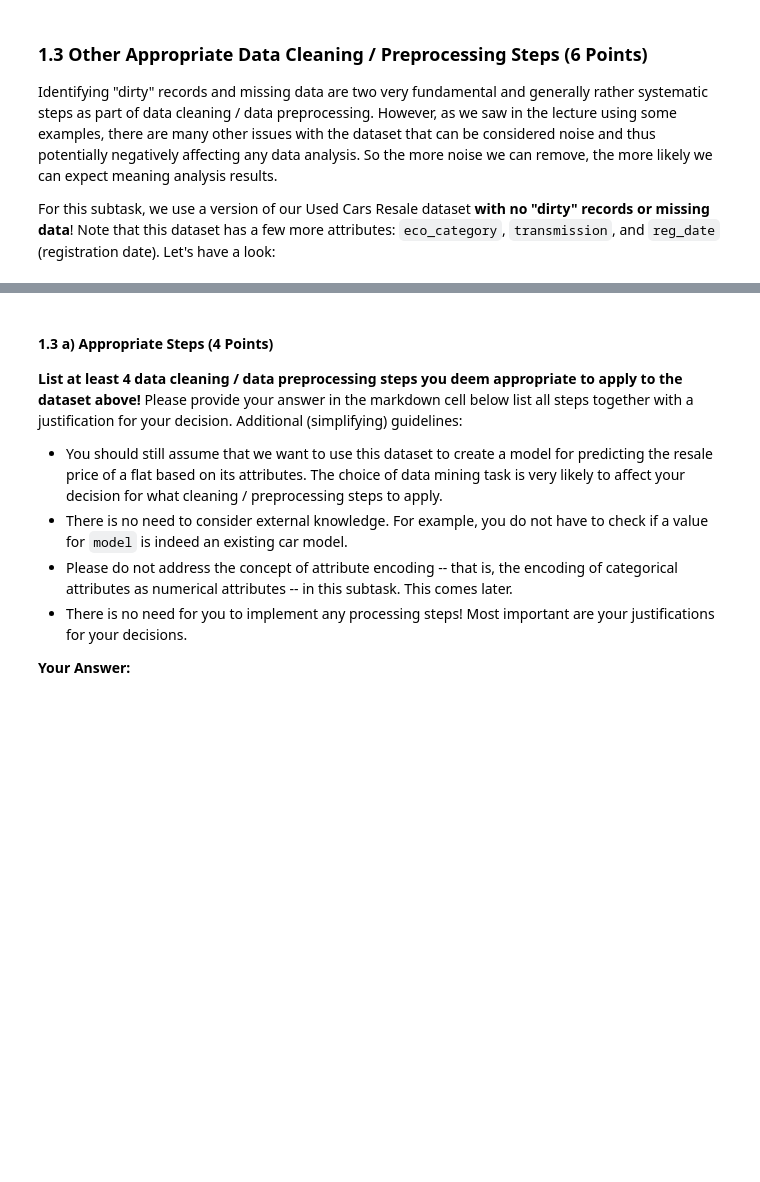
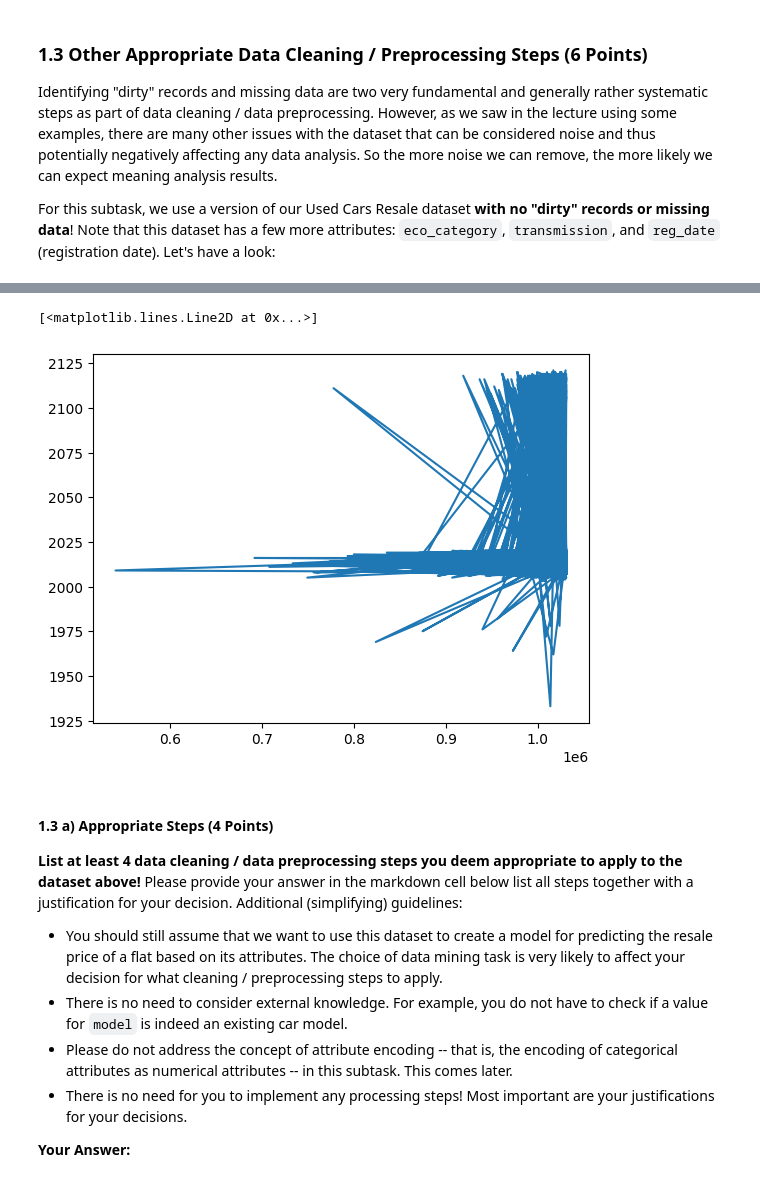
Before and after one commit to benhgm/cs5228_assignments, a Jupyter notebook: assignment1/cs5228_a1_HoGuanMengBenjamin_E1101568.ipynb, the cells around one changed output, grey strips where cells are left out. Cells and saved outputs as stored; diff of their text form; code cells hidden in the pictures; blank space fills up the shorter version.

```diff
--- a/assignment1/cs5228_a1_HoGuanMengBenjamin_E1101568.ipynb
+++ b/assignment1/cs5228_a1_HoGuanMengBenjamin_E1101568.ipynb
@@ -494,3 +498,13 @@ df_cars_others.head()
+# %%
+# for col in df_cars_others.columns:
+#     print(col, df_cars_others[col].unique())
+
+# df_cars_others[df_cars_others['model'].map(df_cars_others['model'].value_counts()) < 100]
+import matplotlib.pyplot as plt
+plt.plot(df_cars_others["listing_id"], df_cars_others["manufactured"])
+# %% [output]
+[<matplotlib.lines.Line2D at 0x...>]
+[figure, added]
 # %% [markdown]
 #### 1.3 a) Appropriate Steps (4 Points)
 
```
Also changed, not shown: parts of 4 cells of this notebook, 1 other file.
